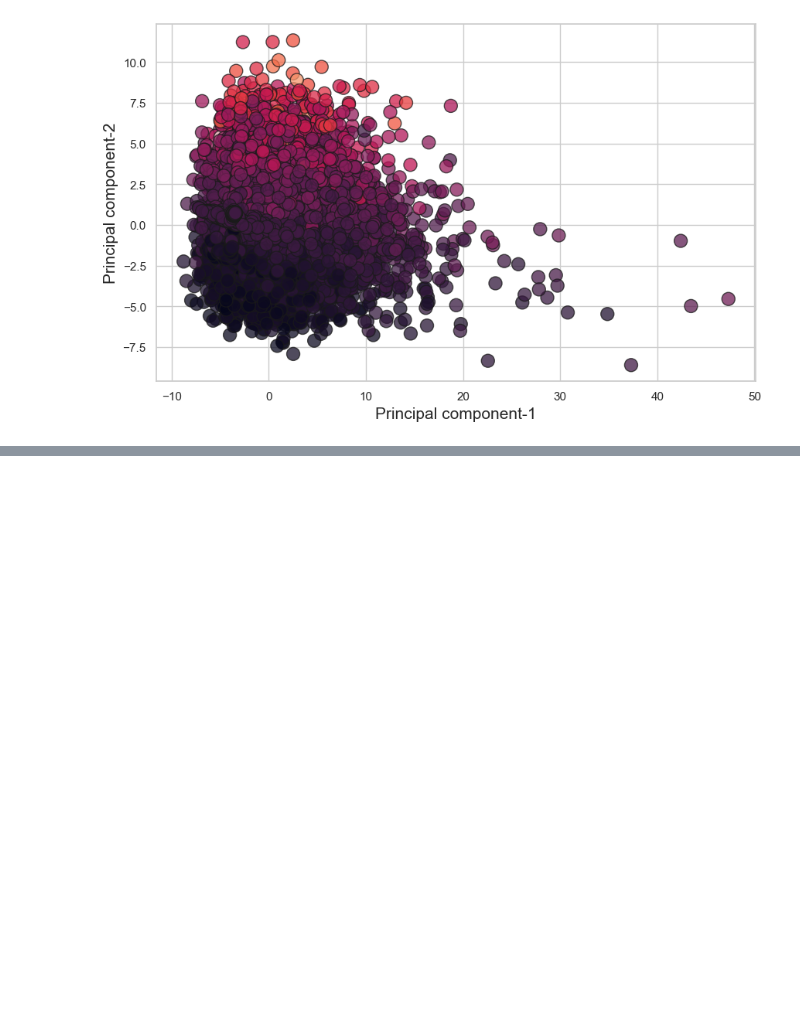
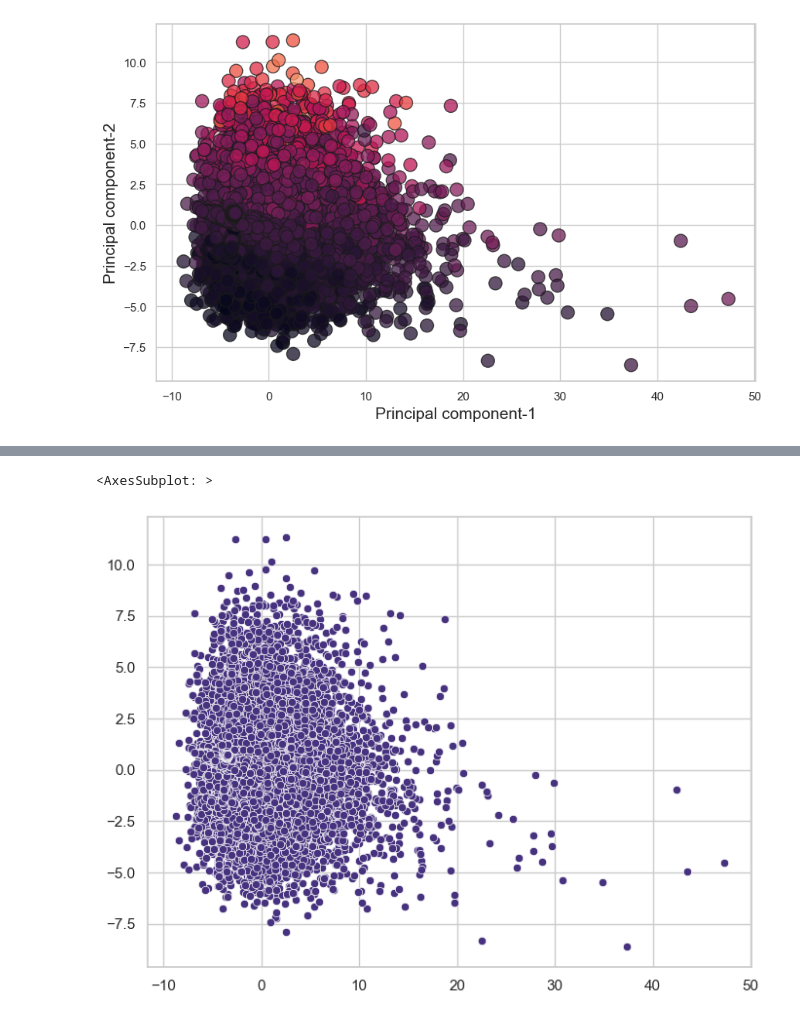
Before and after one commit to ErinPhillips/data_mining_midterm, a Jupyter notebook: diabetes.ipynb, the cells around one changed output, grey strips where cells are left out. Cells and saved outputs as stored; diff of their text form; code cells hidden in the pictures; blank space fills up the shorter version.

```diff
--- a/diabetes.ipynb
+++ b/diabetes.ipynb
@@ -438,0 +489,7 @@ pca_scatter(dfx, None, df.BMI)
+# %%
+plt.figure(figsize=(8,6))
+sns.set_style('whitegrid')
+sns.scatterplot(data=df, x=X_pca[:,0], y=X_pca[:,1])
+# %% [output]
+<AxesSubplot: >
+[figure, added]
```
Also changed, not shown: parts of 10 cells of this notebook.
